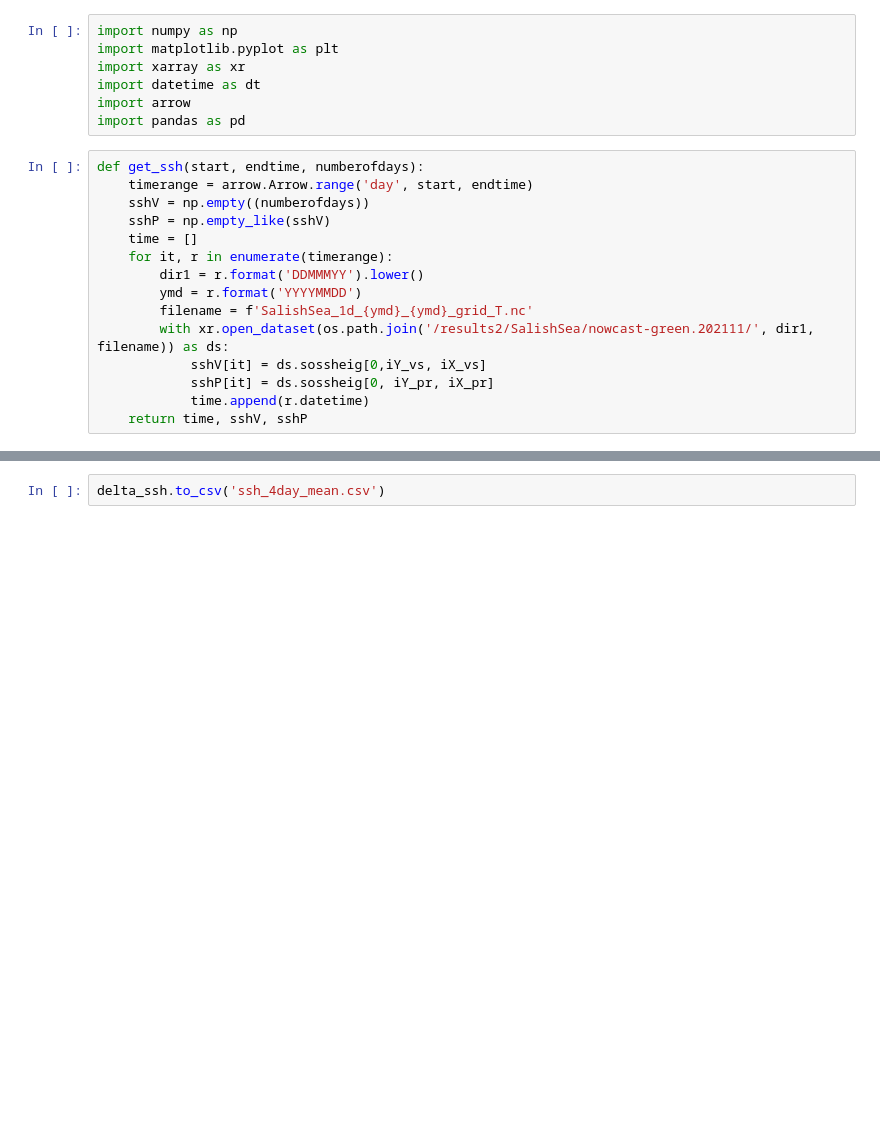
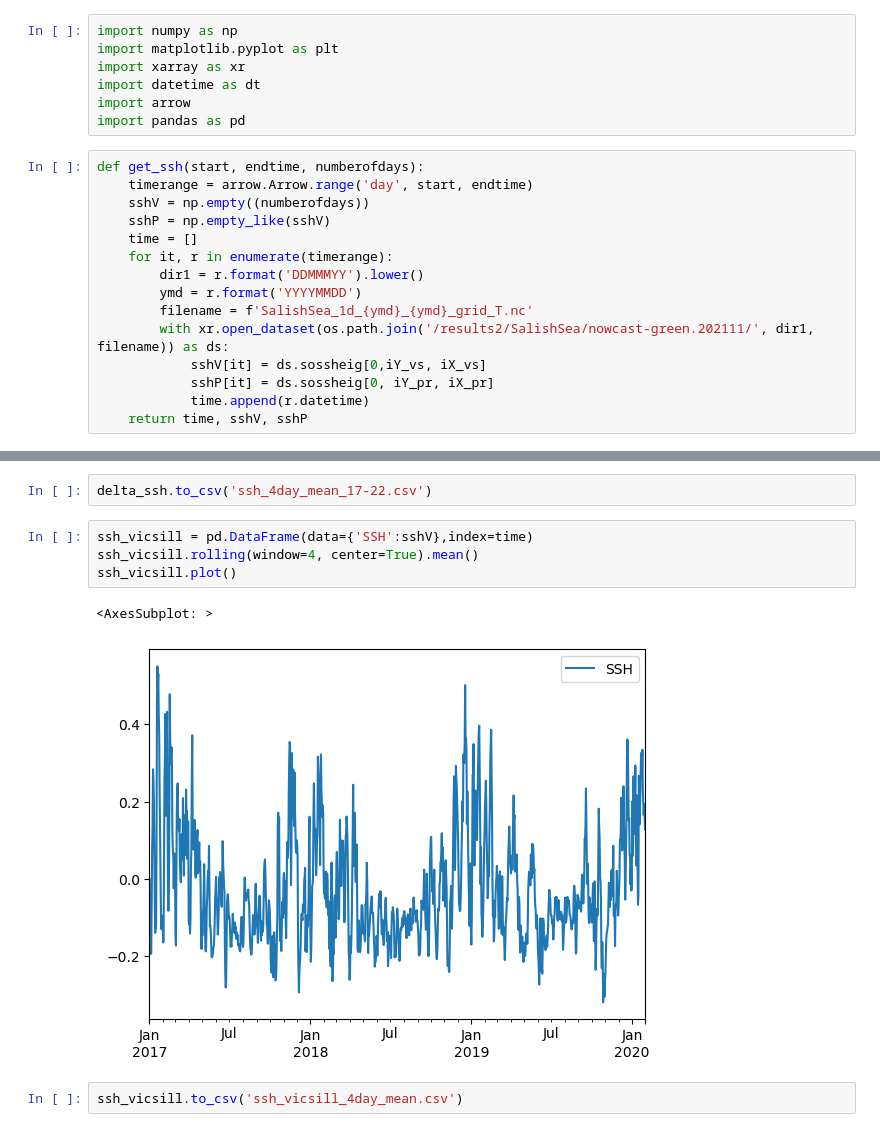
Before and after one commit to SalishSeaCast/analysis-camryn, a Jupyter notebook: notebooks/sea_surface_height.ipynb, the cells around one changed output, grey strips where cells are left out. Saved outputs shown, nothing was run; the diff lists cells and outputs as text; blank space fills up the shorter version.

```diff
--- a/notebooks/sea_surface_height.ipynb
+++ b/notebooks/sea_surface_height.ipynb
@@ -52,2 +65,11 @@ delta_ssh.plot()
 # %%
-delta_ssh.to_csv('ssh_4day_mean.csv')
+delta_ssh.to_csv('ssh_4day_mean_17-22.csv')
+# %%
+ssh_vicsill = pd.DataFrame(data={'SSH':sshV},index=time)
+ssh_vicsill.rolling(window=4, center=True).mean()
+ssh_vicsill.plot()
+# %% [output]
+<AxesSubplot: >
+[figure, added]
+# %%
+ssh_vicsill.to_csv('ssh_vicsill_4day_mean.csv')
```
Also changed, not shown: parts of 6 cells of this notebook.
